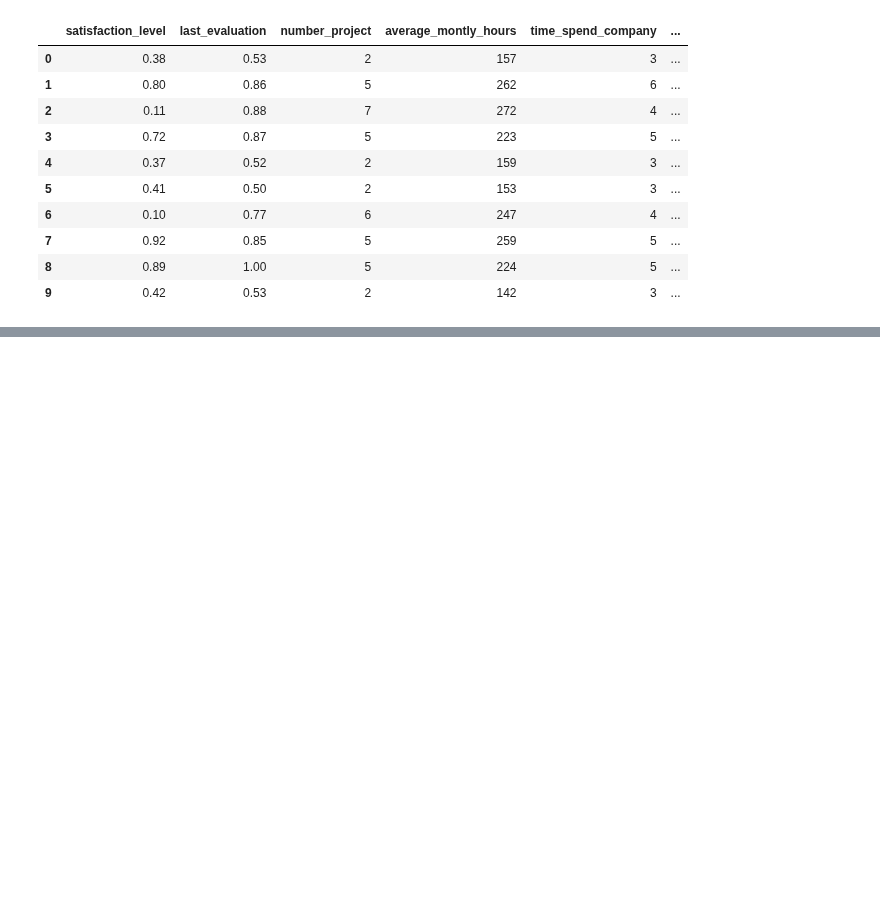
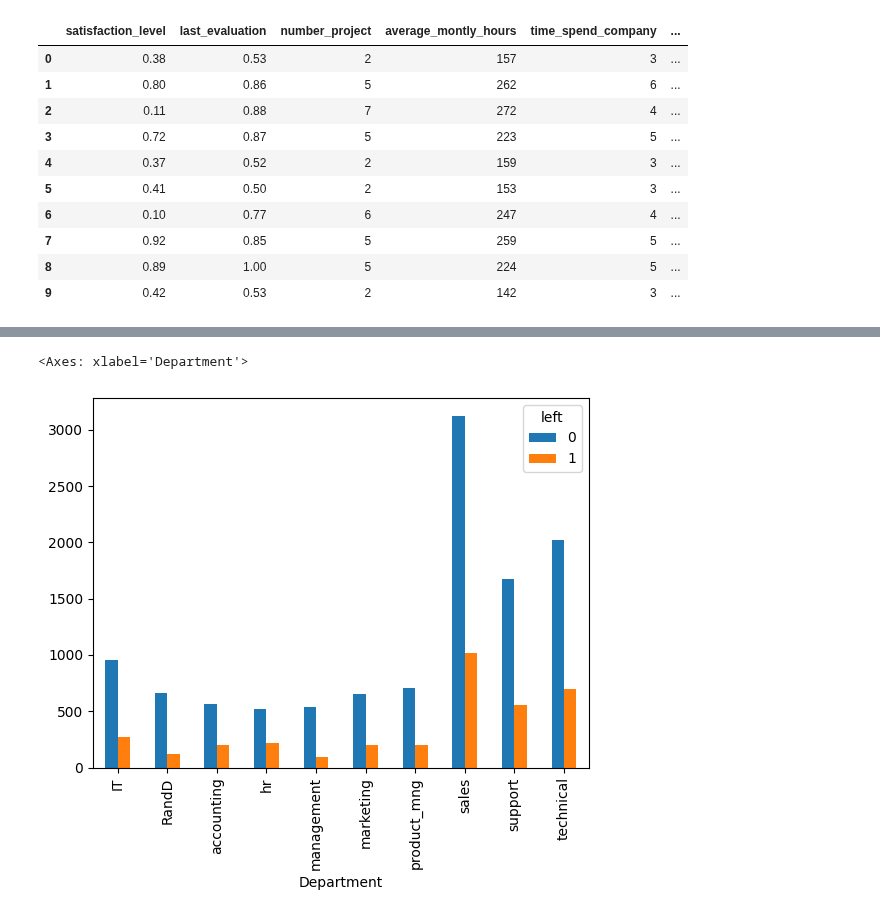
Before and after one commit to shristi209/Learning_ML, a Jupyter notebook: Supervised/Regression/logistic_regression.ipynb, the cells around one changed output, grey strips where cells are left out. Saved outputs shown, nothing was run; the diff lists cells and outputs as text; code cells hidden in the pictures; blank space fills up the shorter version.

```diff
--- a/Supervised/Regression/logistic_regression.ipynb
+++ b/Supervised/Regression/logistic_regression.ipynb
@@ -31,0 +50,6 @@ plt.bar(df.salary, df.average_montly_hours)
+# %%
+from sklearn.preprocessing import LabelEncoder
+
+le = LabelEncoder()
+df['salary'] = le.fit_transform(df['salary'])
+df
@@ -31,0 +85,5 @@ plt.bar(df.salary, df.average_montly_hours)
+# %%
+pd.crosstab(df.Department, df.left).plot(kind='bar')
+# %% [output]
+<Axes: xlabel='Department'>
+[figure, added]
```
Also changed, not shown: parts of 18 cells of this notebook.
